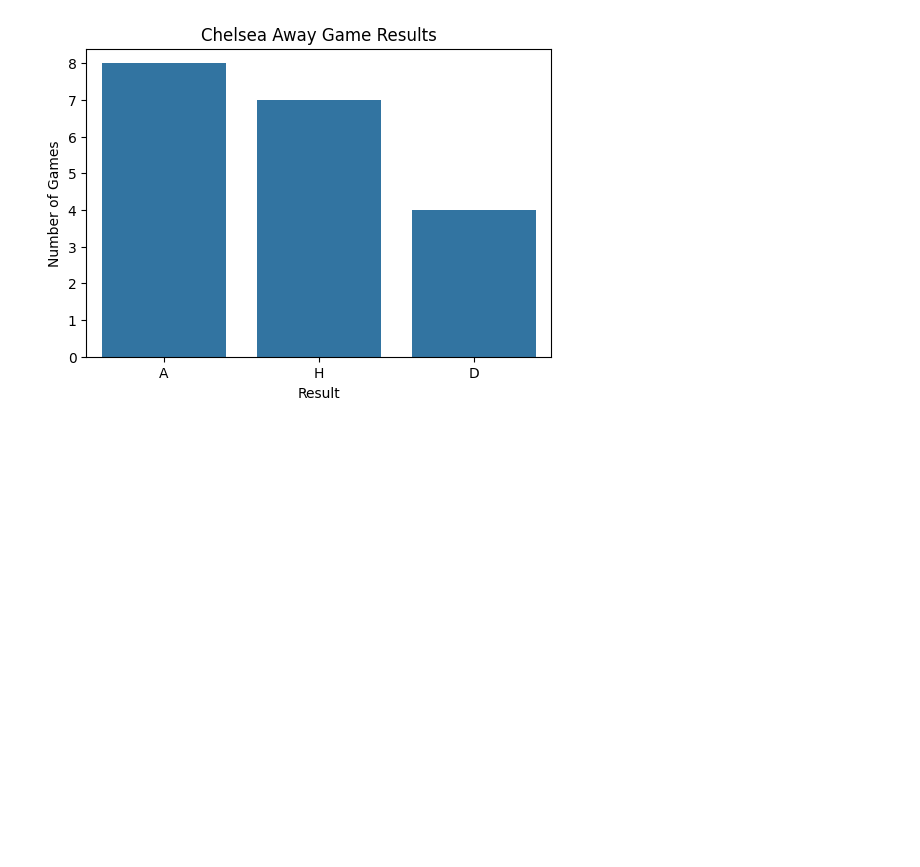
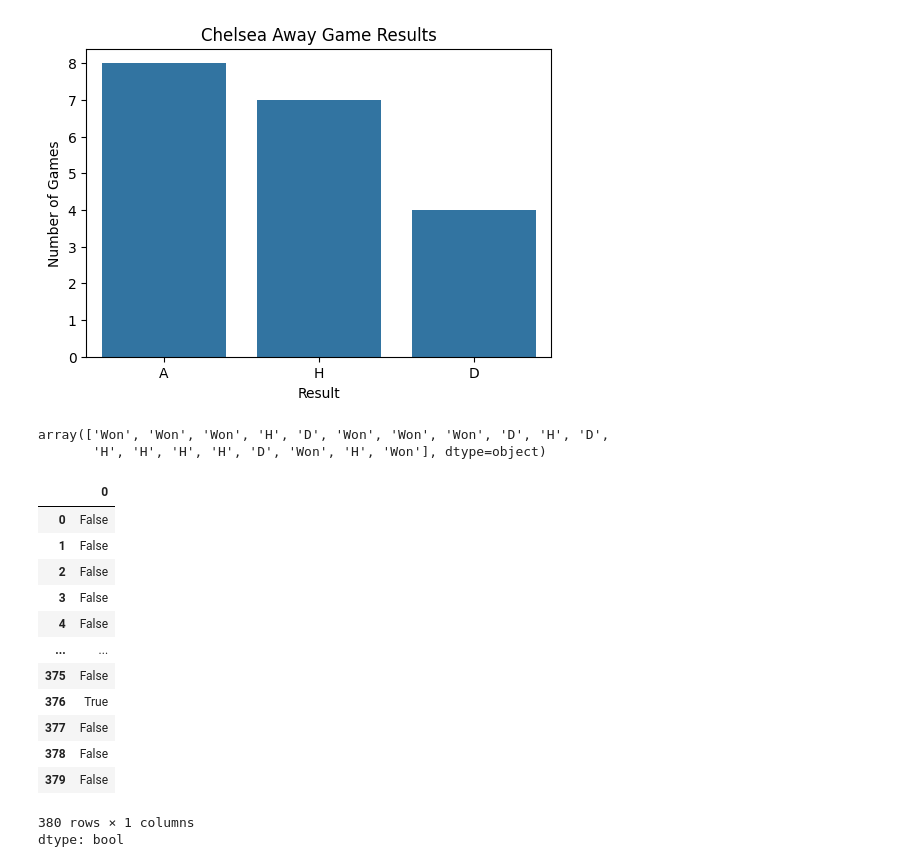
Before and after one commit to M-oses340/Chelsea-24-25-Epl-Data-Analysis, a Jupyter notebook: Epl24_25.ipynb, the cells around one changed output. Saved outputs shown, nothing was run; the diff lists cells and outputs as text; code cells hidden in the pictures; blank space fills up the shorter version.

```diff
--- a/Epl24_25.ipynb
+++ b/Epl24_25.ipynb
@@ -116,3 +116,26 @@ plt.ylabel('Number of Games')
 plt.show()
 # %% [output]
 [figure]
+# %%
+import numpy as np
+np.where(df_chelsea['winner'] == 'A', 'Won', df_chelsea['winner'])
+# %% [output]
+array(['Won', 'Won', 'Won', 'H', 'D', 'Won', 'Won', 'Won', 'D', 'H', 'D',
+       'H', 'H', 'H', 'H', 'D', 'Won', 'H', 'Won'], dtype=object)
+# %%
+(df_premier24['AwayTeam'] == 'Chelsea') & (df_premier24['winner'] == 'A')
+# %% [output]
+|  | 0 |
+| 0 | False |
+| 1 | False |
+| 2 | False |
+| 3 | False |
+| 4 | False |
+| ... | ... |
+| 375 | False |
+| 376 | True |
+| 377 | False |
+| 378 | False |
+| 379 | False |
+380 rows × 1 columns
+dtype: bool
```
Also changed, not shown: parts of 1 cell of this notebook.
